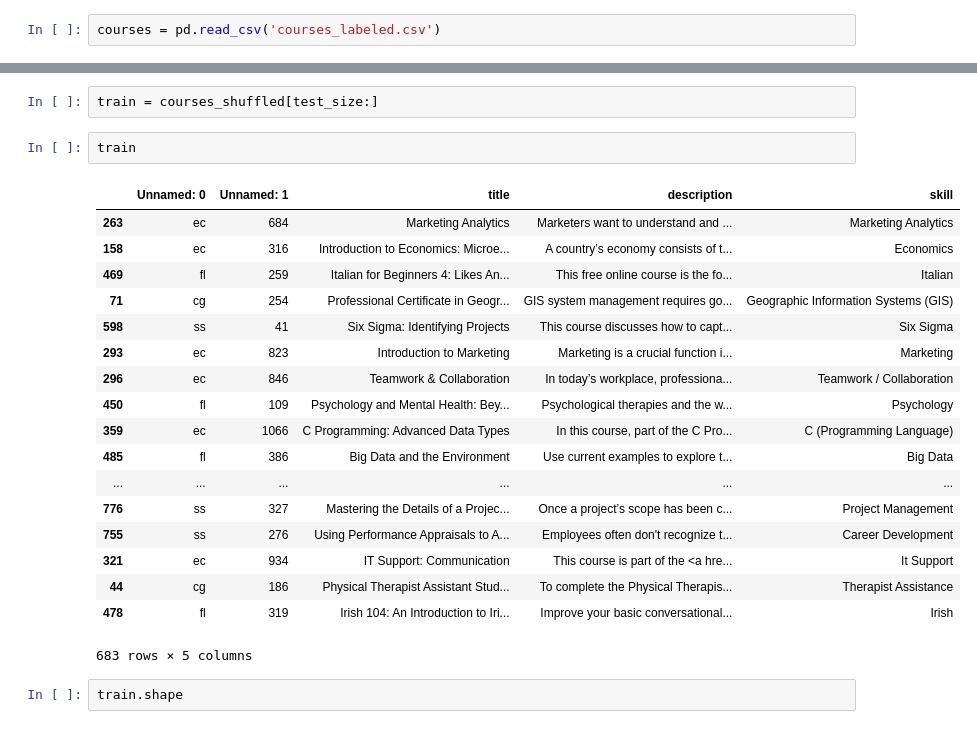
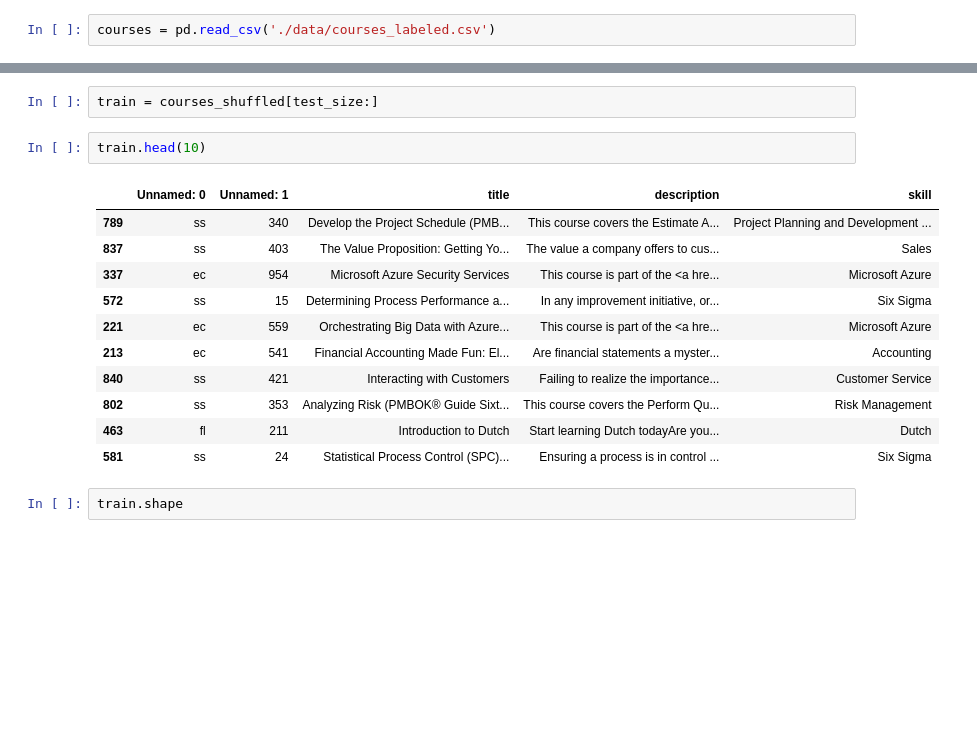
Before and after one commit to mollyteng/insight, a Jupyter notebook: skill_me/data_cleaning.ipynb, the cells around one changed output, grey strips where cells are left out. Cells and saved outputs as stored; diff of their text form; blank space fills up the shorter version.

Commit message:
tidied up tables

```diff
--- a/skill_me/data_cleaning.ipynb
+++ b/skill_me/data_cleaning.ipynb
@@ -449,7 +410,7 @@ courses.to_csv('courses_all.csv')
 # %% [markdown]
 # train-test split
 # %%
-courses = pd.read_csv('courses_labeled.csv')
+courses = pd.read_csv('./data/courses_labeled.csv')
 # %%
 courses.shape
 # %% [output]
@@ -511,26 +458,19 @@ test = courses_shuffled[:test_size]
 # %%
 train = courses_shuffled[test_size:]
 # %%
-train
+train.head(10)
 # %% [output]
 |  | Unnamed: 0 | Unnamed: 1 | title | description | skill |
-| 263 | ec | 684 | Marketing Analytics | Marketers want to understand and ... | Marketing Analytics |
-| 158 | ec | 316 | Introduction to Economics: Microe... | A country’s economy consists of t... | Economics |
-| 469 | fl | 259 | Italian for Beginners 4: Likes An... | This free online course is the fo... | Italian |
-| 71 | cg | 254 | Professional Certificate in Geogr... | GIS system management requires go... | Geographic Information Systems (GIS) |
-| 598 | ss | 41 | Six Sigma: Identifying Projects | This course discusses how to capt... | Six Sigma |
-| 293 | ec | 823 | Introduction to Marketing | Marketing is a crucial function i... | Marketing |
-| 296 | ec | 846 | Teamwork & Collaboration | In today’s workplace, professiona... | Teamwork / Collaboration |
-| 450 | fl | 109 | Psychology and Mental Health: Bey... | Psychological therapies and the w... | Psychology |
-| 359 | ec | 1066 | C Programming: Advanced Data Types | In this course, part of the C Pro... | C (Programming Language) |
-| 485 | fl | 386 | Big Data and the Environment | Use current examples to explore t... | Big Data |
-| ... | ... | ... | ... | ... | ... |
-| 776 | ss | 327 | Mastering the Details of a Projec... | Once a project’s scope has been c... | Project Management |
-| 755 | ss | 276 | Using Performance Appraisals to A... | Employees often don't recognize t... | Career Development |
-| 321 | ec | 934 | IT Support: Communication | This course is part of the <a hre... | It Support |
-| 44 | cg | 186 | Physical Therapist Assistant Stud... | To complete the Physical Therapis... | Therapist Assistance |
-| 478 | fl | 319 | Irish 104: An Introduction to Iri... | Improve your basic conversational... | Irish |
+| 789 | ss | 340 | Develop the Project Schedule (PMB... | This course covers the Estimate A... | Project Planning and Development ... |
+| 837 | ss | 403 | The Value Proposition: Getting Yo... | The value a company offers to cus... | Sales |
+| 337 | ec | 954 | Microsoft Azure Security Services | This course is part of the <a hre... | Microsoft Azure |
+| 572 | ss | 15 | Determining Process Performance a... | In any improvement initiative, or... | Six Sigma |
+| 221 | ec | 559 | Orchestrating Big Data with Azure... | This course is part of the <a hre... | Microsoft Azure |
+| 213 | ec | 541 | Financial Accounting Made Fun: El... | Are financial statements a myster... | Accounting |
+| 840 | ss | 421 | Interacting with Customers | Failing to realize the importance... | Customer Service |
+| 802 | ss | 353 | Analyzing Risk (PMBOK® Guide Sixt... | This course covers the Perform Qu... | Risk Management |
+| 463 | fl | 211 | Introduction to Dutch | Start learning Dutch todayAre you... | Dutch |
+| 581 | ss | 24 | Statistical Process Control (SPC)... | Ensuring a process is in control ... | Six Sigma |
-683 rows × 5 columns
 # %%
 train.shape
 # %% [output]
```
Also changed, not shown: parts of 16 cells of this notebook.
